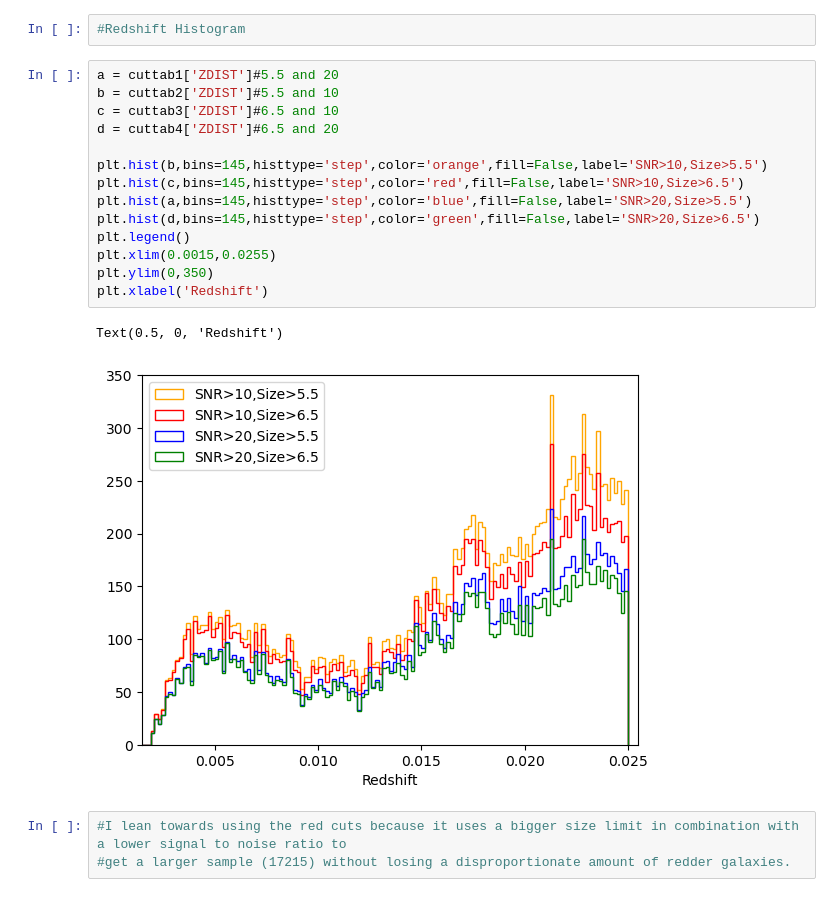
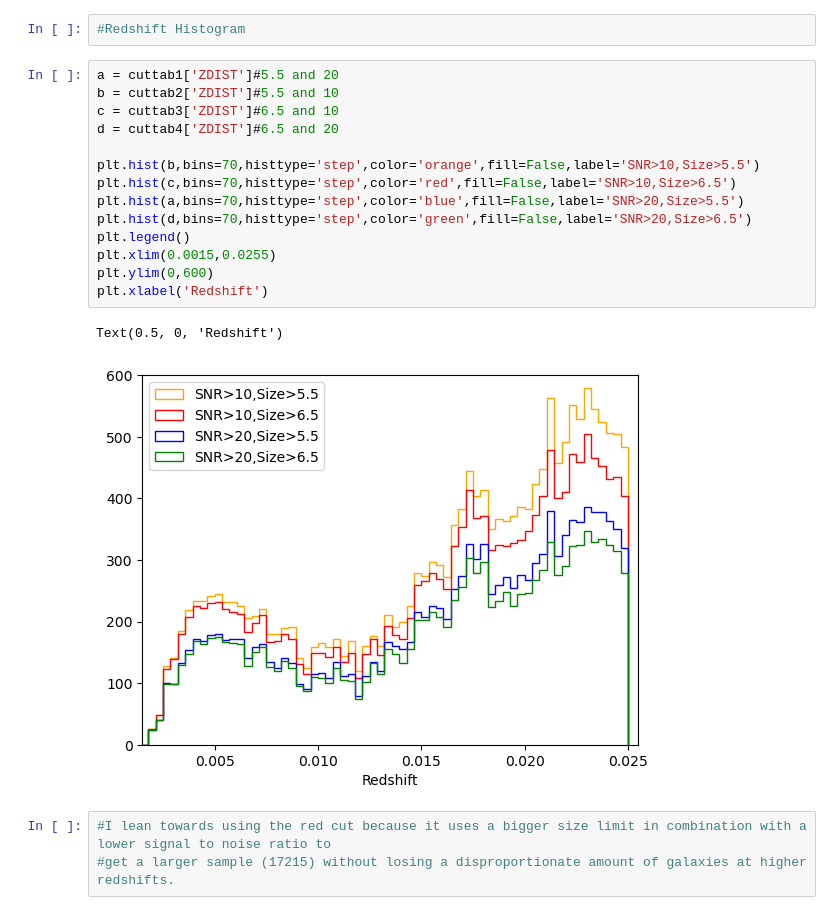
Before and after one commit to EvanBarkus/WISESize_Project, a Jupyter notebook: FlagChange.ipynb, the cells around one changed output. Saved outputs shown, nothing was run; the diff lists cells and outputs as text.

```diff
--- a/FlagChange.ipynb
+++ b/FlagChange.ipynb
@@ -372,20 +372,20 @@ Text(0.5, 0, 'r-band Half-Light Radius (arcsec)')
 # %%
 a = cuttab1['ZDIST']#5.5 and 20
 b = cuttab2['ZDIST']#5.5 and 10
 c = cuttab3['ZDIST']#6.5 and 10
 d = cuttab4['ZDIST']#6.5 and 20
 
-plt.hist(b,bins=145,histtype='step',color='orange',fill=False,label='SNR>10,Size>5.5')
-plt.hist(c,bins=145,histtype='step',color='red',fill=False,label='SNR>10,Size>6.5')
-plt.hist(a,bins=145,histtype='step',color='blue',fill=False,label='SNR>20,Size>5.5')
-plt.hist(d,bins=145,histtype='step',color='green',fill=False,label='SNR>20,Size>6.5')
+plt.hist(b,bins=70,histtype='step',color='orange',fill=False,label='SNR>10,Size>5.5')
+plt.hist(c,bins=70,histtype='step',color='red',fill=False,label='SNR>10,Size>6.5')
+plt.hist(a,bins=70,histtype='step',color='blue',fill=False,label='SNR>20,Size>5.5')
+plt.hist(d,bins=70,histtype='step',color='green',fill=False,label='SNR>20,Size>6.5')
 plt.legend()
 plt.xlim(0.0015,0.0255)
-plt.ylim(0,350)
+plt.ylim(0,600)
 plt.xlabel('Redshift')
 # %% [output]
 Text(0.5, 0, 'Redshift')
-[figure, old version]
+[figure, new version]
 # %%
-#I lean towards using the red cuts because it uses a bigger size limit in combination with a lower signal to noise ratio to
-#get a larger sample (17215) without losing a disproportionate amount of redder galaxies.
+#I lean towards using the red cut because it uses a bigger size limit in combination with a lower signal to noise ratio to
+#get a larger sample (17215) without losing a disproportionate amount of galaxies at higher redshifts.
```
